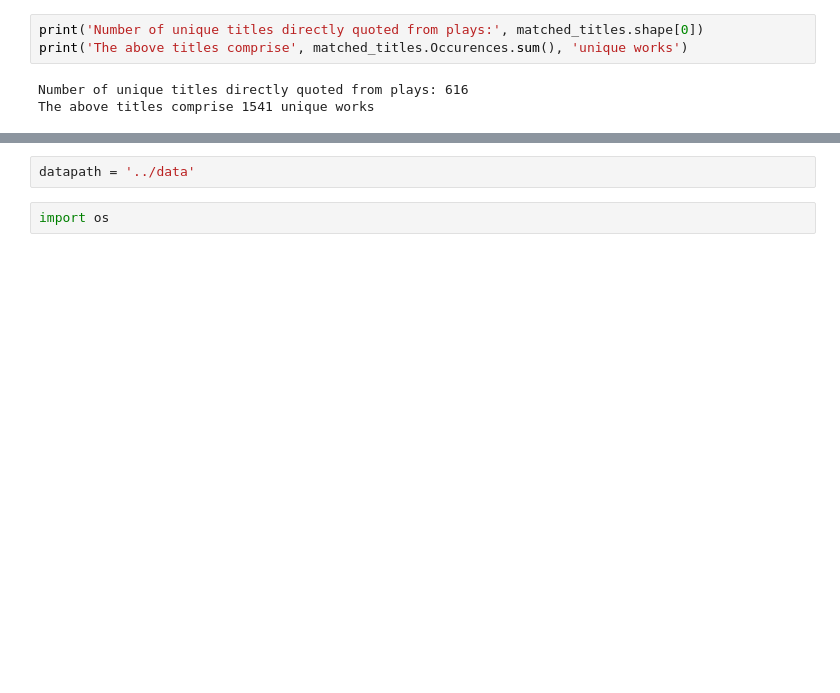
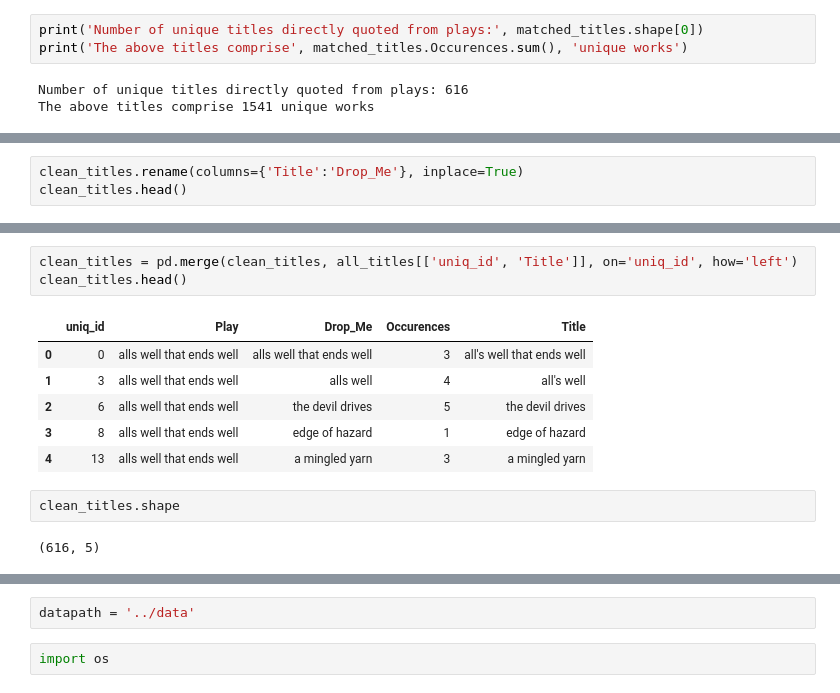
Before and after one commit to leifsmoddir/What-is-in-a-Title, a Jupyter notebook: data_wrangling/Title_Cleaning.ipynb, the cells around one changed output, grey strips where cells are left out. Drawn from its saved outputs; the diff is of its cells as text; blank space fills up the shorter version.

```diff
--- a/data_wrangling/Title_Cleaning.ipynb
+++ b/data_wrangling/Title_Cleaning.ipynb
@@ -417,0 +422,3 @@ The above titles comprise 1541 unique works
+# %%
+clean_titles.rename(columns={'Title':'Drop_Me'}, inplace=True)
+clean_titles.head()
@@ -417,0 +432,14 @@ The above titles comprise 1541 unique works
+# %%
+clean_titles = pd.merge(clean_titles, all_titles[['uniq_id', 'Title']], on='uniq_id', how='left')
+clean_titles.head()
+# %% [output]
+|  | uniq_id | Play | Drop_Me | Occurences | Title |
+| 0 | 0 | alls well that ends well | alls well that ends well | 3 | all's well that ends well |
+| 1 | 3 | alls well that ends well | alls well | 4 | all's well |
+| 2 | 6 | alls well that ends well | the devil drives | 5 | the devil drives |
+| 3 | 8 | alls well that ends well | edge of hazard | 1 | edge of hazard |
+| 4 | 13 | alls well that ends well | a mingled yarn | 3 | a mingled yarn |
+# %%
+clean_titles.shape
+# %% [output]
+(616, 5)
```
Also changed, not shown: parts of 16 cells of this notebook.
